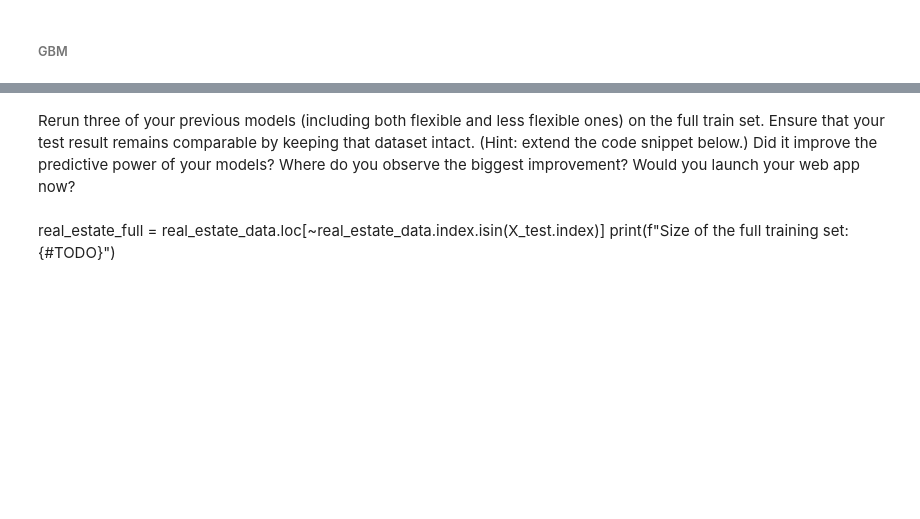
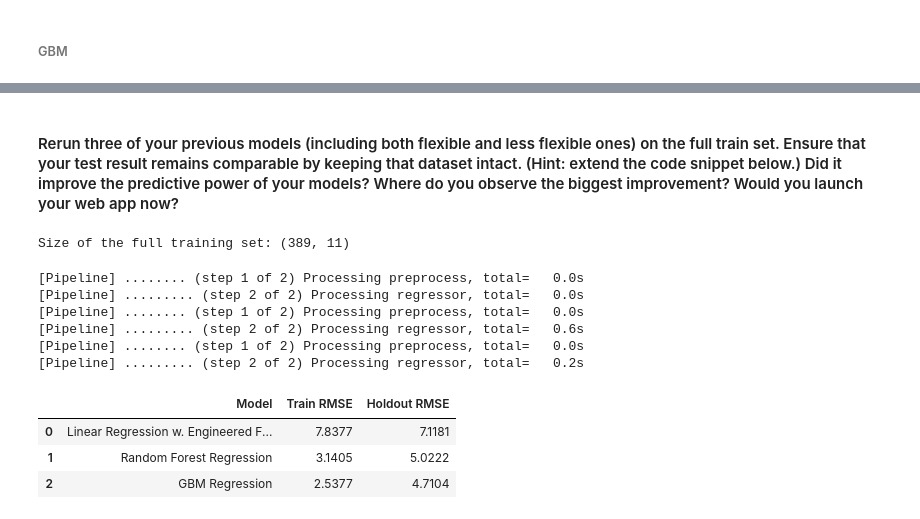
Before and after one commit to viethngn/Data_Science_2_ECBS5233, a Jupyter notebook: assignment1/assignment1_viethngn.ipynb, the cells around one changed output, grey strips where cells are left out. Saved outputs shown, nothing was run; the diff lists cells and outputs as text; code cells hidden in the pictures; blank space fills up the shorter version.

```diff
--- a/assignment1/assignment1_viethngn.ipynb
+++ b/assignment1/assignment1_viethngn.ipynb
@@ -450,5 +425,64 @@ Would you launch your web app now? What options you might have to further improv
 # %% [markdown]
-Rerun three of your previous models (including both flexible and less flexible ones) on the full train set. Ensure that your test result remains comparable by keeping that dataset intact. (Hint: extend the code snippet below.) Did it improve the predictive power of your models? Where do you observe the biggest improvement? Would you launch your web app now?
+#### Rerun three of your previous models (including both flexible and less flexible ones) on the full train set. Ensure that your test result remains comparable by keeping that dataset intact. (Hint: extend the code snippet below.) Did it improve the predictive power of your models? Where do you observe the biggest improvement? Would you launch your web app now?
-# %% [markdown]
-real_estate_full = real_estate_data.loc[~real_estate_data.index.isin(X_test.index)]
-print(f"Size of the full training set: {#TODO}")
+# %%
+real_estate_full = real_estate_data.loc[~real_estate_data.index.isin(X_test.index)]
+print(f"Size of the full training set: {real_estate_full.shape}")
+# %% [output]
+Size of the full training set: (389, 11)
+# %%
+y_train_full = real_estate_full["house_price_of_unit_area"]
+X_train_full = real_estate_full.drop(columns=["house_price_of_unit_area", "id", "transaction_date", "transaction_year"])
+# %%
+# refit the linear model with engineered features
+fe_multi_model.fit(X_train_full, y_train_full)
+
+full_summary_df = pd.DataFrame({'Model': ['Linear Regression w. Engineered Features'],
+                              'Train RMSE': ['{:.4f}'.format(root_mean_squared_error(y_train_full, fe_multi_model.predict(X_train_full)))],
+                              'Holdout RMSE': ['{:.4f}'.format(root_mean_squared_error(y_test, fe_multi_model.predict(X_test)))]
+                              })
+
+# refit the RF
+rf_model_full = Pipeline(
+        [("preprocess", preprocessing),
+         ("regressor", RandomForestRegressor(random_state = prng,
+                                             n_estimators = rf_search.best_params_['n_estimators'],
+                                             max_features = rf_search.best_params_['max_features'],
+                                             max_depth = rf_search.best_params_['max_depth'],
+                                             min_samples_split = rf_search.best_params_['min_samples_split'],
+                                             min_samples_leaf = rf_search.best_params_['min_samples_leaf'],
+                                             bootstrap = rf_search.best_params_['bootstrap']))
+         ], verbose=True
+)
+rf_model_full.fit(X_train_full, y_train_full)
+
+update_summary(full_summary_df, rf_model_full, 'Random Forest Regression', X_train_full, X_test, y_train_full, y_test)
+
+# refit the GBM
+gbm_model_full = Pipeline(
+        [("preprocess", preprocessing),
+         ("regressor", GradientBoostingRegressor(learning_rate=0.01,
+                                                 random_state = prng,
+                                                 criterion='friedman_mse',
+                                                 n_estimators = gbm_search.best_params_['n_estimators'],
+                                                 max_features = gbm_search.best_params_['max_features'],
+                                                 max_depth = gbm_search.best_params_['max_depth'],
+                                                 min_samples_split = gbm_search.best_params_['min_samples_split'],
+                                                 min_samples_leaf = gbm_search.best_params_['min_samples_leaf']))
+         ], verbose=True
+)
+gbm_model_full.fit(X_train_full, y_train_full)
+
+update_summary(full_summary_df, gbm_model_full, 'GBM Regression', X_train_full, X_test, y_train_full, y_test)
+
+full_summary_df
+# %% [output]
+[Pipeline] ........ (step 1 of 2) Processing preprocess, total=   0.0s
+[Pipeline] ......... (step 2 of 2) Processing regressor, total=   0.0s
+[Pipeline] ........ (step 1 of 2) Processing preprocess, total=   0.0s
+[Pipeline] ......... (step 2 of 2) Processing regressor, total=   0.6s
+[Pipeline] ........ (step 1 of 2) Processing preprocess, total=   0.0s
+[Pipeline] ......... (step 2 of 2) Processing regressor, total=   0.2s
+|  | Model | Train RMSE | Holdout RMSE |
+| 0 | Linear Regression w. Engineered F... | 7.8377 | 7.1181 |
+| 1 | Random Forest Regression | 3.1405 | 5.0222 |
+| 2 | GBM Regression | 2.5377 | 4.7104 |
```
Also changed, not shown: parts of 23 cells of this notebook.
